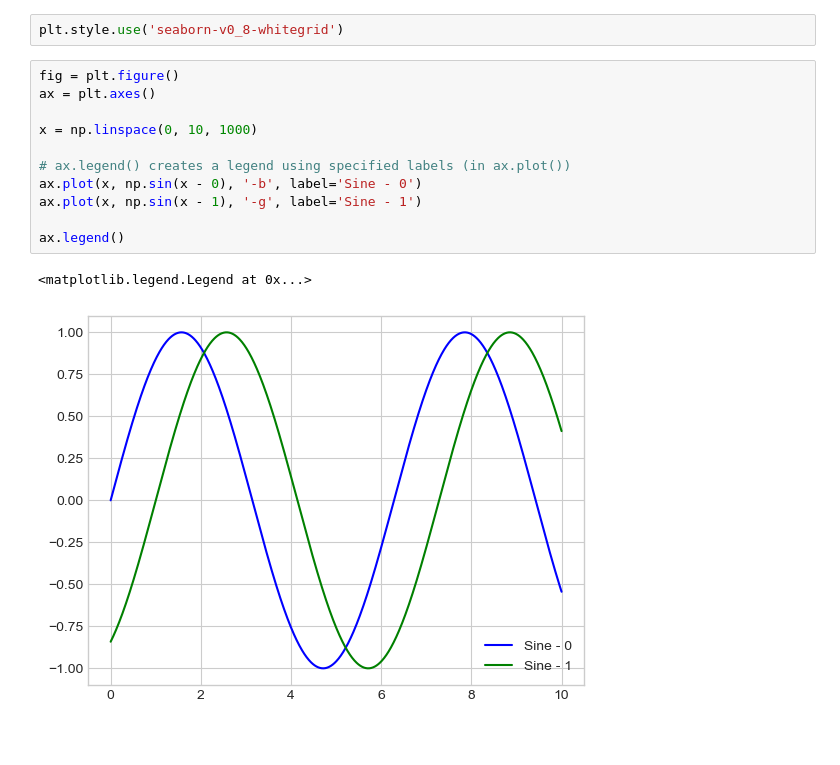
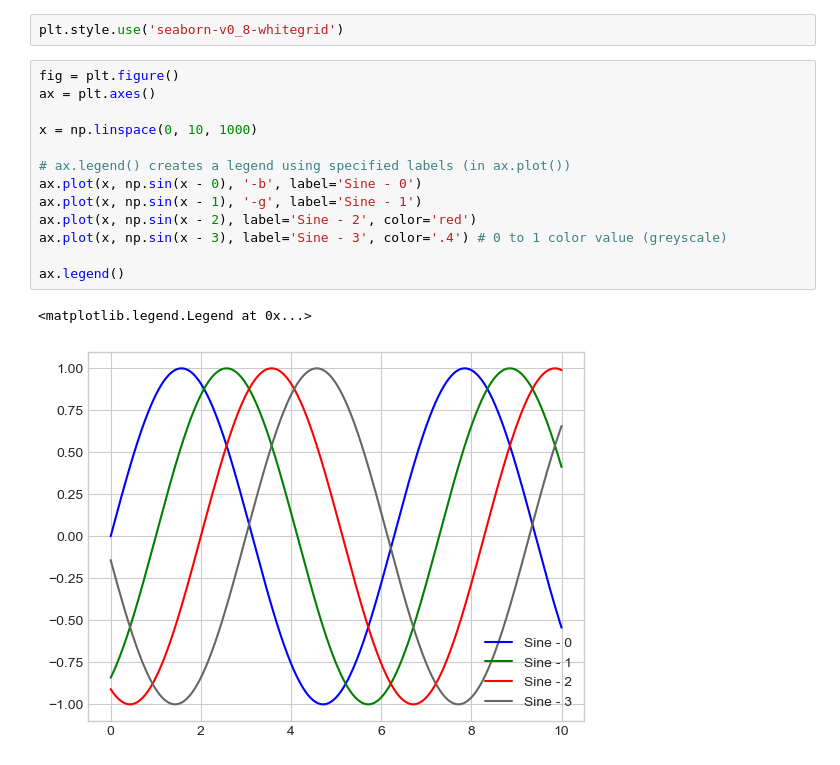
Before and after one commit to evanernst00/CodeExperiments, a Jupyter notebook: Python/matplotlibV2.ipynb, the cells around one changed output. Drawn from its saved outputs; the diff is of its cells as text.

```diff
--- a/Python/matplotlibV2.ipynb
+++ b/Python/matplotlibV2.ipynb
@@ -61,14 +61,16 @@ plt.style.use('seaborn-v0_8-whitegrid')
 # %%
 fig = plt.figure()
 ax = plt.axes()
 
 x = np.linspace(0, 10, 1000)
 
 # ax.legend() creates a legend using specified labels (in ax.plot())
 ax.plot(x, np.sin(x - 0), '-b', label='Sine - 0')
 ax.plot(x, np.sin(x - 1), '-g', label='Sine - 1')
+ax.plot(x, np.sin(x - 2), label='Sine - 2', color='red')
+ax.plot(x, np.sin(x - 3), label='Sine - 3', color='.4') # 0 to 1 color value (greyscale)
 
 ax.legend()
 # %% [output]
 <matplotlib.legend.Legend at 0x...>
-[figure, old version]
+[figure, new version]
```
Also changed, not shown: 7 other files.
